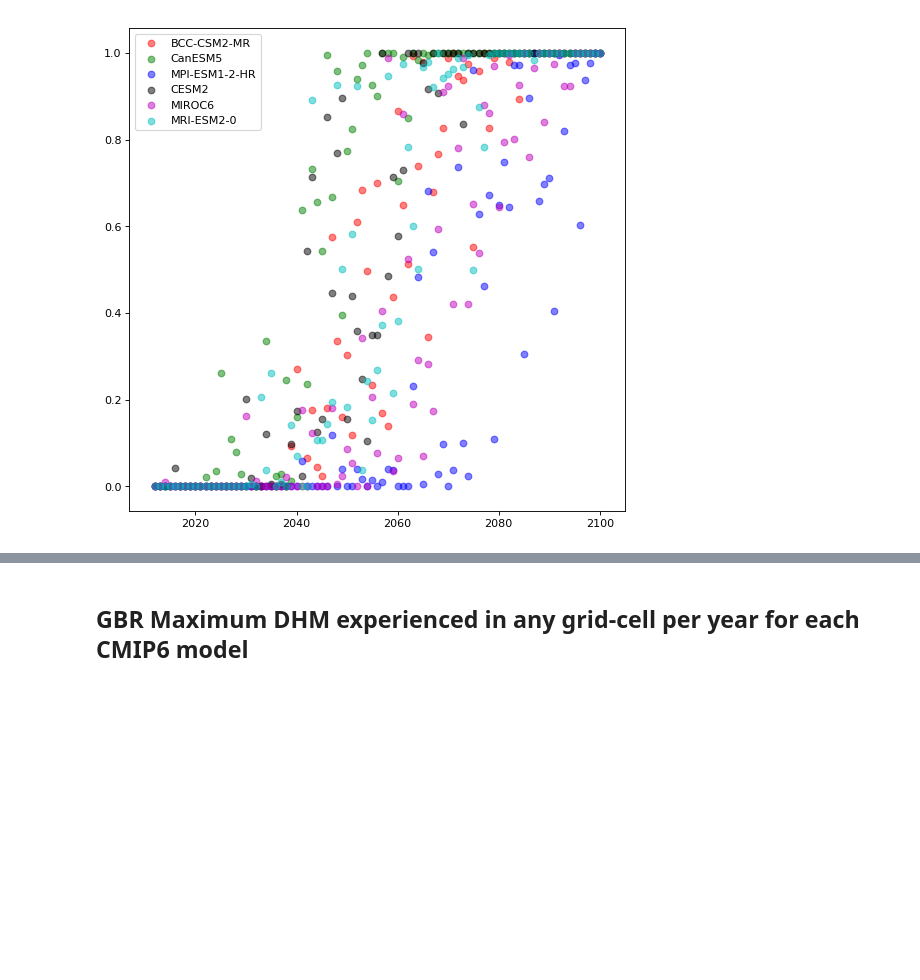
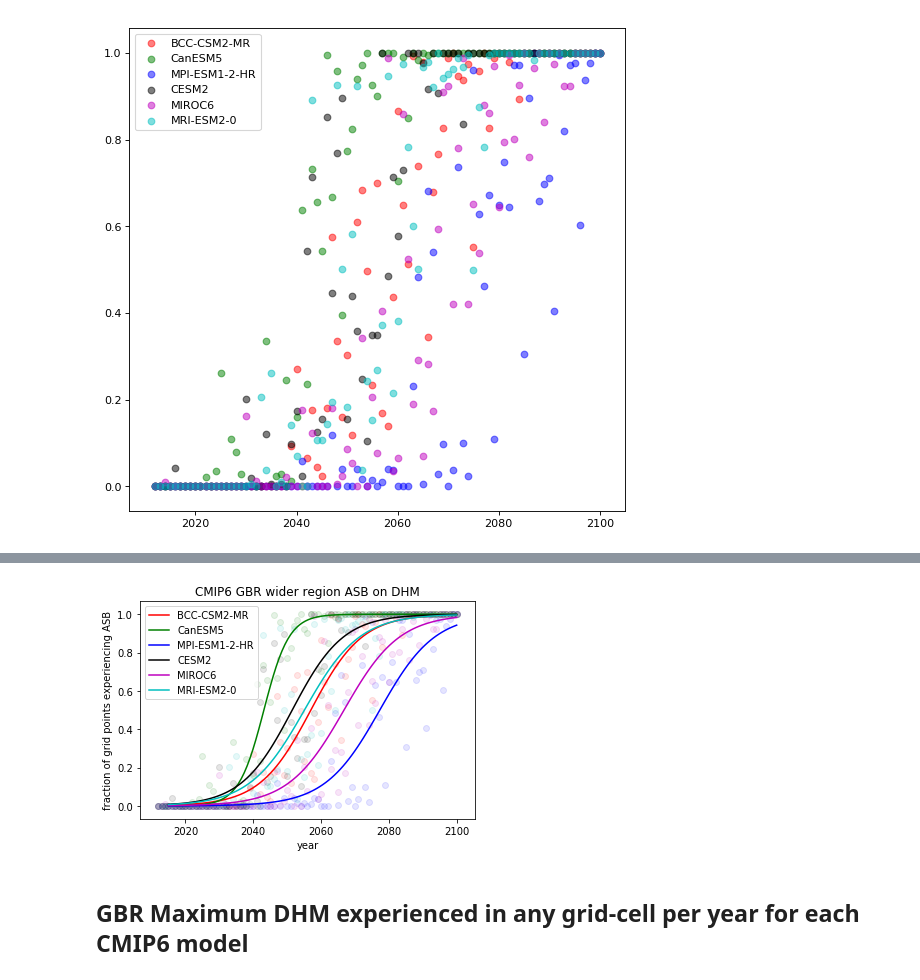
Before and after one commit to PaulHalloran/Jupiter_notebooks_halloran, a Jupyter notebook: dhw_cmip6.ipynb, the cells around one changed output, grey strips where cells are left out. Cells and saved outputs as stored; diff of their text form; code cells hidden in the pictures; blank space fills up the shorter version.

```diff
--- a/dhw_cmip6.ipynb
+++ b/dhw_cmip6.ipynb
@@ -237,3 +249,26 @@ plt.show()
+# %%
+import scipy.optimize
+
+def sigmoid(x,a,b):
+    y = 1.0/(1.0 + np.exp(-b*(x-a)))
+    return y
+
+for model in models:
+    xdata,ydata = cube_dict[model]['asb'].coord('year').points,cube_dict[model]['asb_avg'].data
+    plt.scatter(xdata,ydata,alpha=0.1,color=model_dict[model]['color'])
+    popt,pcov = scipy.optimize.curve_fit(sigmoid,xdata,ydata,p0=[1000,0.00001])
+    x = np.linspace(2015,2100,100)
+    y= sigmoid(x,*popt)
+    plt.plot(x,y,'k',alpha=1.0,color=model_dict[model]['color'],label = model)
+
+plt.legend()
+plt.xlabel('year')
+plt.ylabel('fraction of grid points experiencing ASB')
+plt.title('CMIP6 GBR wider region ASB on DHM')
+
+plt.savefig('cmip6_asb.png',dpi=300)
+# %% [output]
+[figure, added]
 # %% [markdown]
 ## GBR Maximum DHM experienced in any grid-cell per year for each CMIP6 model
 # %%
```
Also changed, not shown: parts of 1 cell of this notebook.
